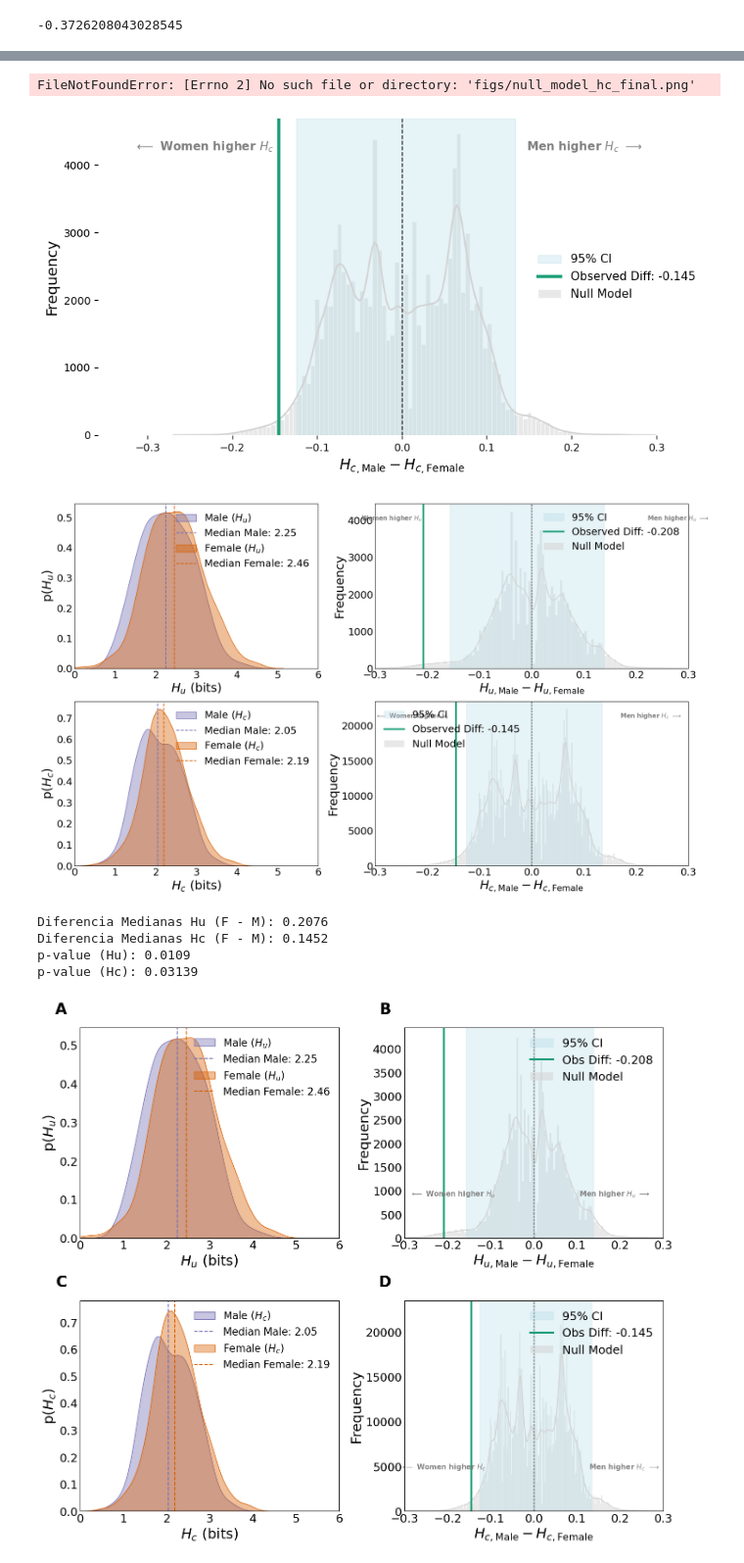
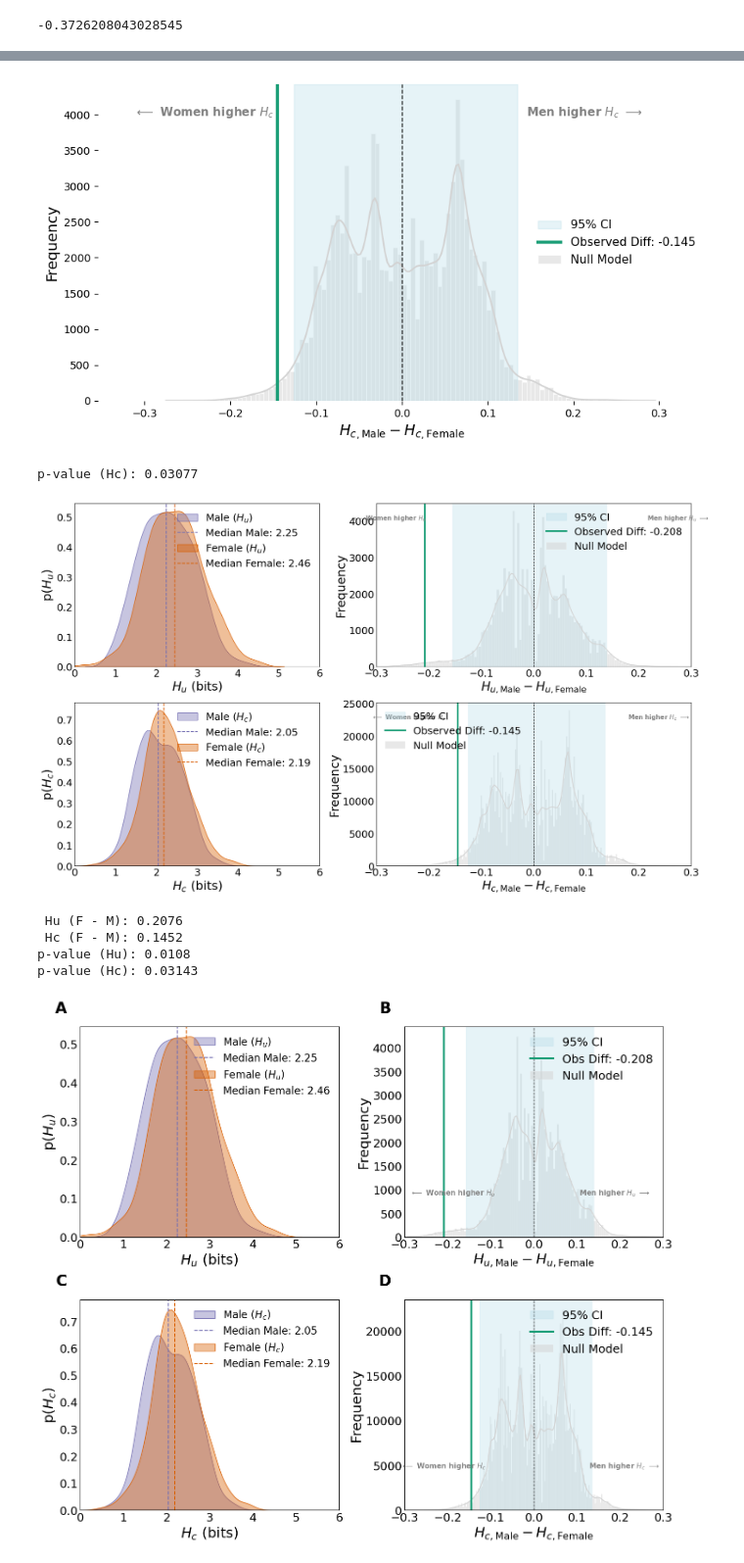
Before and after one commit to annaszymanskicortes/MScThesis_mobilityanalysis, a Jupyter notebook: null_model.ipynb, the cells around one changed output, grey strips where cells are left out. Shown at 98% size. Cells and saved outputs as stored; diff of their text form; code cells hidden in the pictures.

```diff
--- a/null_model.ipynb
+++ b/null_model.ipynb
@@ -91,8 +92,6 @@ checkins.columns.tolist()
  'mood',
  'gender']
 # %%
-#functions to call entropies
-
 def compute_hu(seq):
     if len(seq) == 0: return 0
     probs = pd.Series(seq).value_counts(normalize=True)
@@ -120,10 +119,7 @@ def compute_hc(sequence):
         total_lambda += find_shortest_new_sequence(sequence, i)
     return (n * np.log2(n)) / total_lambda
 
-user_stats = checkins.groupby('user_id').agg({
-    'POI_id': lambda x: compute_hu(list(x)),
-    'gender': 'first'
-}).rename(columns={'POI_id': 'Hu'})
+user_stats = checkins.groupby('user_id').agg({'POI_id': lambda x: compute_hu(list(x)),'gender': 'first'}).rename(columns={'POI_id': 'Hu'})
 # %%
 checkins['time'] = pd.to_datetime(checkins['time'])
 checkins['mov_day'] = (checkins['time'] - pd.Timedelta(hours=4)).dt.date
@@ -261,7 +243,7 @@ user_stats = user_stats.dropna()
 original_genders = user_stats['gender'].values
 hc_values = user_stats['Hc'].values
 n_users = len(hc_values)
-#obs_diff_hc = -0.18 # Tu valor observado para Hc
+#obs_diff_hc = -0.18
 obs_diff_hc = -0.1452232917105456
 null_diffs_hc = []
 for _ in range(100000):
@@ -293,23 +275,14 @@ for spine in plt.gca().spines.values():
     spine.set_visible(False)
 
 plt.tight_layout()
-plt.savefig('figs/null_model_hc_final.png', dpi=300)
+#plt.savefig('figs/null_model_hc_final.png', dpi=300)
 plt.show()
 
 print(f"p-value (Hc): {p_val:.5f}")
 # %% [output]
+[figure, new version]
-FileNotFoundError: [Errno 2] No such file or directory: 'figs/null_model_hc_final.png'
+p-value (Hc): 0.03077
-[figure, old version]
 # %%
-import matplotlib.pyplot as plt
-import numpy as np
-import seaborn as sns
-
-# ==========================================
-# 1. PROCESAMIENTO DE DATOS Y CÁLCULOS
-# ==========================================
-
-# Datos para H_u
 daily_entropy = checkins.groupby(['user_id', 'mov_day', 'gender'])['POI_id'].apply(list).reset_index()
 daily_entropy = daily_entropy[daily_entropy['POI_id'].apply(lambda x: len(set(x)) > 1)]
 daily_entropy['Hu_val'] = daily_entropy['POI_id'].apply(compute_hu)
@@ -317,7 +290,6 @@ user_entropy_final = daily_entropy.groupby(['user_id', 'gender'])['Hu_val'].mean
 hu_male = user_entropy_final[user_entropy_final['gender'] == 0]['Hu_val']
 hu_female = user_entropy_final[user_entropy_final['gender'] == 1]['Hu_val']
 
-# Datos para H_c
 daily_hc = checkins.groupby(['user_id', 'mov_day', 'gender'])['POI_id'].apply(list).reset_index()
 daily_hc = daily_hc[daily_hc['POI_id'].apply(lambda x: len(set(x)) > 1)]
 daily_hc['Hc_val'] = daily_hc['POI_id'].apply(compute_hc)
@@ -325,18 +297,13 @@ user_hc_final = daily_hc.groupby(['user_id', 'gender'])['Hc_val'].mean().reset_i
 hc_male = user_hc_final[user_hc_final['gender'] == 0]['Hc_val']
 hc_female = user_hc_final[user_hc_final['gender'] == 1]['Hc_val']
 
-# Preparación para Modelos Nulos
-user_stats = checkins.groupby('user_id').agg({
-    'POI_id': [lambda x: compute_hu(list(x)), lambda x: compute_hc(list(x))],
-    'gender': 'first'
-})
+user_stats = checkins.groupby('user_id').agg({'POI_id': [lambda x: compute_hu(list(x)), lambda x: compute_hc(list(x))], 'gender': 'first'})
 user_stats.columns = ['Hu', 'Hc', 'gender']
 user_stats = user_stats.dropna()
 original_genders = user_stats['gender'].values
 hu_values = user_stats['Hu'].values
 hc_values = user_stats['Hc'].values
 
-# Simulación Modelo Nulo H_u
 obs_diff_hu = -0.20762942086709968
 null_diffs_hu = []
 for _ in range(100000):
@@ -347,7 +314,6 @@ for _ in range(100000):
 null_diffs_hu = np.array(null_diffs_hu)
 p_val_hu = np.mean(np.abs(null_diffs_hu) >= np.abs(obs_diff_hu))
 
-# Simulación Modelo Nulo H_c
 obs_diff_hc = -0.1452232917105456
 null_diffs_hc = []
 for _ in range(1000000):
@@ -359,21 +325,11 @@ null_diffs_hc = np.array(null_diffs_hc)
 p_val_hc = np.mean(np.abs(null_diffs_hc) >= np.abs(obs_diff_hc))
 
 
-# ==========================================
-# 2. CONSTRUCCIÓN DEL PANEL DE 4 PLOTS (ANCHO VARIABLE)
-# ==========================================
-
 cmap = plt.get_cmap('Dark2')
 colors = [cmap(i) for i in [1, 2]]
 
-# Definimos figsize=(17, 10) para mantener la proporción de ancho (8 + 9) y altura (5 + 5)
 fig, axs = plt.subplots(2, 2, figsize=(17, 10), gridspec_kw={'width_ratios': [7, 9]})
 
-# ------------------------------------------
-# FILA 0: ANÁLISIS DE H_u
-# ------------------------------------------
-
-# --- PLOT 1: KDE H_u (Top-Left) -> Físicamente más estrecho ---
 sns.kdeplot(hu_male, fill=True, color=colors[1], label='Male ($H_u$)', alpha=0.4, ax=axs[0, 0])
 axs[0, 0].axvline(hu_male.median(), color=colors[1], linestyle='--', label=f'Median Male: {hu_male.median():.2f}')
 sns.kdeplot(hu_female, fill=True, color=colors[0], label='Female ($H_u$)', alpha=0.4, ax=axs[0, 0])
@@ -384,7 +340,6 @@ axs[0, 0].legend(frameon=False, fontsize=18, loc='upper right')
 axs[0, 0].tick_params(axis='both', direction='in', length=0, labelsize=18)
 axs[0, 0].set_xlim(0, 6)
 
-# --- PLOT 2: Null Model H_u (Top-Right) -> Físicamente más ancho ---
 ci_low_hu = np.percentile(null_diffs_hu, 2.5)
 ci_high_hu = np.percentile(null_diffs_hu, 97.5)
 sns.histplot(null_diffs_hu, kde=True, color='lightgray', edgecolor='white', label='Null Model', ax=axs[0, 1])
@@ -401,13 +356,6 @@ axs[0, 1].set_ylabel('Frequency', fontsize=22)
 axs[0, 1].tick_params(axis='both', direction='in', length=0, labelsize=18)
 axs[0, 1].legend(frameon=False, fontsize=18)
 
-
-
-# ------------------------------------------
-# FILA 1: ANÁLISIS DE H_c
-# ------------------------------------------
-
-# --- PLOT 3: KDE H_c (Bottom-Left) -> Físicamente más estrecho ---
 sns.kdeplot(hc_male, fill=True, color=colors[1], label='Male ($H_c$)', alpha=0.4, ax=axs[1, 0])
 axs[1, 0].axvline(hc_male.median(), color=colors[1], linestyle='--', label=f'Median Male: {hc_male.median():.2f}')
 sns.kdeplot(hc_female, fill=True, color=colors[0], label='Female ($H_c$)', alpha=0.4, ax=axs[1, 0])
@@ -415,45 +363,41 @@ axs[1, 0].axvline(hc_female.median(), color=colors[0], linestyle='--', label=f'M
 axs[1, 0].set_xlabel('$H_c$ (bits)', fontsize=22)
 axs[1, 0].set_ylabel('p($H_c$)', fontsize=22)
 axs[1, 0].legend(frameon=False, fontsize=18)
 axs[1, 0].tick_params(axis='both', direction='in', length=0, labelsize=18)
 axs[1, 0].set_xlim(0, 6)
 
-# --- PLOT 4: Null Model H_c (Bottom-Right) -> Físicamente más ancho ---
 ci_low_hc = np.percentile(null_diffs_hc, 2.5)
 ci_high_hc = np.percentile(null_diffs_hc, 97.5)
 sns.histplot(null_diffs_hc, kde=True, color='lightgray', edgecolor='white', label='Null Model', ax=axs[1, 1])
 axs[1, 1].axvspan(ci_low_hc, ci_high_hc, color='lightblue', alpha=0.3, label='95% CI')
 axs[1, 1].axvline(obs_diff_hc, color=cmap(0), lw=3, label=f'Observed Diff: {obs_diff_hc:.3f}')
 axs[1, 1].axvline(0, color='black', lw=1, linestyle='--')
 y_max_hc = axs[1, 1].get_ylim()[1]
 x_range_hc = max(abs(null_diffs_hc.min()), abs(null_diffs_hc.max()), abs(obs_diff_hc)) * 1.2
 axs[1, 1].text(-x_range_hc*0.6, y_max_hc*0.9, '$\longleftarrow$ Women higher $H_c$', color='gray', fontweight='bold', ha='center', fontsize=11)
 axs[1, 1].text(x_range_hc*0.6, y_max_hc*0.9, 'Men higher $H_c$ $\longrightarrow$', color='gray', fontweight='bold', ha='center', fontsize=11)
 axs[1, 1].set_xlim(-0.3,0.3)
 axs[1, 1].set_xlabel(r'$H_{c, \mathrm{Male}} - H_{c, \mathrm{Female}}$', fontsize=22)
 axs[1, 1].set_ylabel('Frequency', fontsize=22)
 axs[1, 1].tick_params(axis='both', direction='in', length=0, labelsize=18)
 axs[1, 1].legend(frameon=False, loc='best', fontsize=18)
 
 
-# Ajustes generales del panel y guardado
 plt.tight_layout()
 #plt.savefig('figs/panel_entropy_analysis.png', dpi=300)
 plt.show()
 
-# ==========================================
-# 3. IMPRESIÓN DE RESULTADOS EN CONSOLA
-# ==========================================
-print(f"Diferencia Medianas Hu (F - M): {hu_female.median() - hu_male.median():.4f}")
-print(f"Diferencia Medianas Hc (F - M): {hc_female.median() - hc_male.median():.4f}")
+
+print(f" Hu (F - M): {hu_female.median() - hu_male.median():.4f}")
+print(f" Hc (F - M): {hc_female.median() - hc_male.median():.4f}")
 print(f"p-value (Hu): {p_val_hu:.4f}")
 print(f"p-value (Hc): {p_val_hc:.5f}")
 # %% [output]
-[figure, old version]
+[figure, new version]
-Diferencia Medianas Hu (F - M): 0.2076
-Diferencia Medianas Hc (F - M): 0.1452
-p-value (Hu): 0.0109
-p-value (Hc): 0.03139
+ Hu (F - M): 0.2076
+ Hc (F - M): 0.1452
+p-value (Hu): 0.0108
+p-value (Hc): 0.03143
 # %%
 cmap = plt.get_cmap('Dark2')
 colors = [cmap(i) for i in [1, 2]]
```
Also changed, not shown: parts of 11 cells of this notebook.
